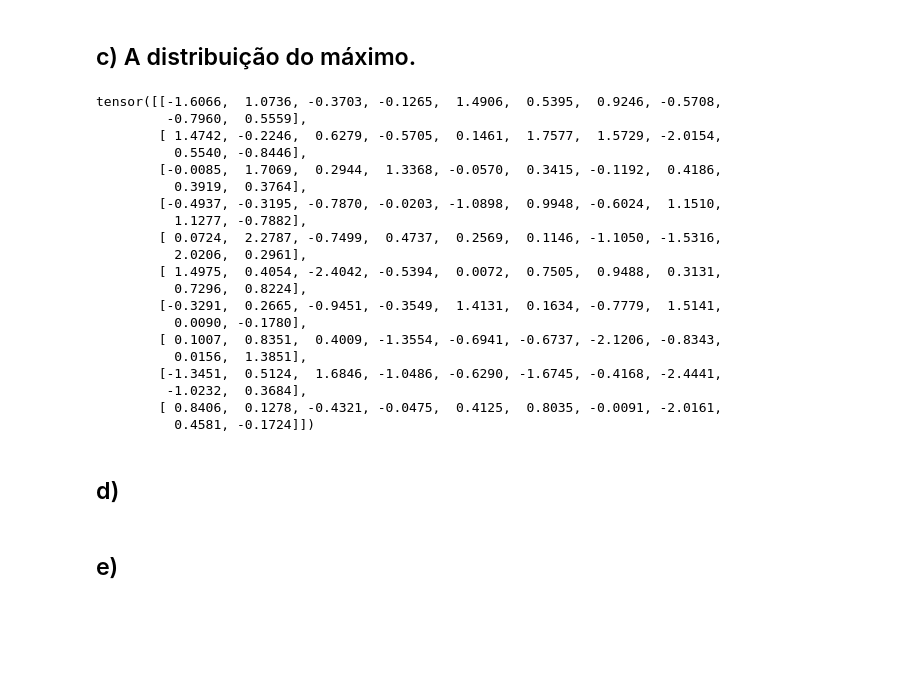
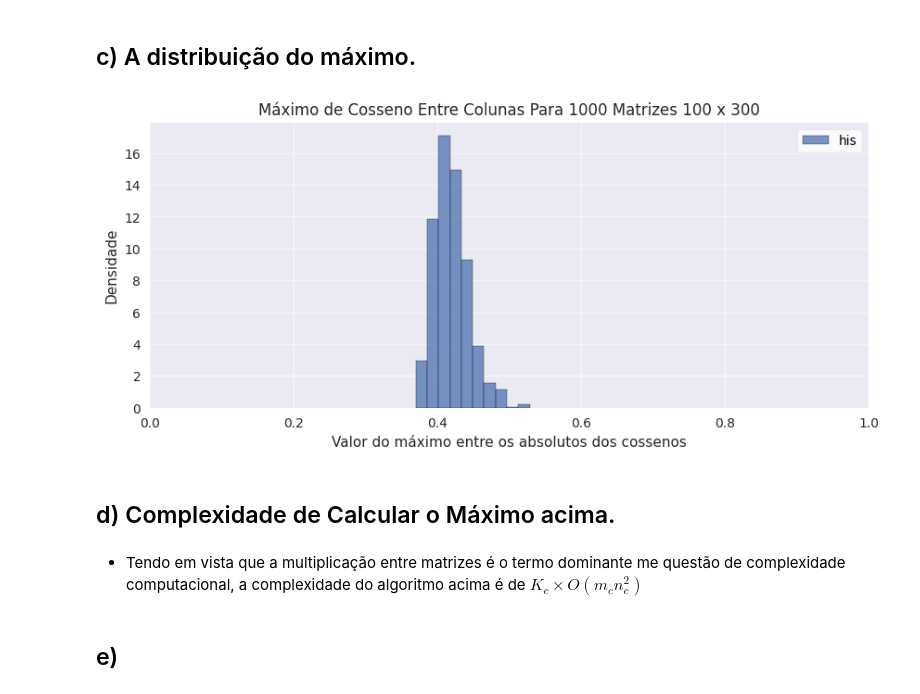
Before and after one commit to BiaMarques06/projeto_4-ALN-, a Jupyter notebook: projeto4.ipynb, the cells around one changed output. Drawn from its saved outputs; the diff is of its cells as text; code cells hidden in the pictures; blank space fills up the shorter version.

```diff
--- a/projeto4.ipynb
+++ b/projeto4.ipynb
@@ -31,29 +31,40 @@ def gaussianMatrix(m : int, n: int) -> torch.tensor:
 # %% [markdown]
 ## c) A distribuição do máximo.
 # %%
-a = gaussianMatrix(10,10)
+def plot_hist_max(K, m, n, xlim=(0,1)):
+    max_cos_abs_list = []
+    for _ in range(K):
+        A = gaussianMatrix(m=m, n=n)
+        A_norm = A / torch.norm(A, dim=0)
+
+        cos_matrix = torch.matmul(A_norm.T, A_norm)
+        cos_matrix_abs = torch.abs(cos_matrix)
+        cos_matrix_abs.fill_diagonal_(0)
+
+        max_cos = torch.max(cos_matrix_abs)
+        max_cos_abs_list.append(max_cos.item())
+
+    plt.style.use('seaborn-v0_8')
+    plt.figure(figsize=(10,4))
+    plt.title(f'Máximo de Cosseno Entre Colunas Para {K} Matrizes {m} x {n}')
+    plt.hist(max_cos_abs_list, density=True, alpha=0.75, edgecolor='black', label='his')
+    plt.ylabel("Densidade")
+    plt.xlabel("Valor do máximo entre os absolutos dos cossenos")
+    if xlim != None: plt.xlim(xlim)
+    plt.grid(alpha=0.6)
+    plt.style.use('default')
+    plt.legend(edgecolor='0.9')
+    plt.show()
-# %% [output]
-tensor([[-1.6066,  1.0736, -0.3703, -0.1265,  1.4906,  0.5395,  0.9246, -0.5708,
-         -0.7960,  0.5559],
-        [ 1.4742, -0.2246,  0.6279, -0.5705,  0.1461,  1.7577,  1.5729, -2.0154,
-          0.5540, -0.8446],
-        [-0.0085,  1.7069,  0.2944,  1.3368, -0.0570,  0.3415, -0.1192,  0.4186,
-          0.3919,  0.3764],
-        [-0.4937, -0.3195, -0.7870, -0.0203, -1.0898,  0.9948, -0.6024,  1.1510,
-          1.1277, -0.7882],
-        [ 0.0724,  2.2787, -0.7499,  0.4737,  0.2569,  0.1146, -1.1050, -1.5316,
-          2.0206,  0.2961],
-        [ 1.4975,  0.4054, -2.4042, -0.5394,  0.0072,  0.7505,  0.9488,  0.3131,
-          0.7296,  0.8224],
-        [-0.3291,  0.2665, -0.9451, -0.3549,  1.4131,  0.1634, -0.7779,  1.5141,
-          0.0090, -0.1780],
-        [ 0.1007,  0.8351,  0.4009, -1.3554, -0.6941, -0.6737, -2.1206, -0.8343,
-          0.0156,  1.3851],
-        [-1.3451,  0.5124,  1.6846, -1.0486, -0.6290, -1.6745, -0.4168, -2.4441,
-         -1.0232,  0.3684],
-        [ 0.8406,  0.1278, -0.4321, -0.0475,  0.4125,  0.8035, -0.0091, -2.0161,
-          0.4581, -0.1724]])
+# %%
+K_c = 1000
+m_c = 100
+n_c = 300
+plot_hist_max(K_c, m_c, n_c)
+# %% [output]
+[figure, added]
 # %% [markdown]
-## d)
+## d) Complexidade de Calcular o Máximo acima.
+# %% [markdown]
+- Tendo em vista que a multiplicação entre matrizes é o termo dominante me questão de complexidade computacional, a complexidade do algoritmo acima é de $K_c\times O(m_cn_c^2)$
 # %% [markdown]
 ## e)
```
Also changed, not shown: parts of 1 cell of this notebook.
